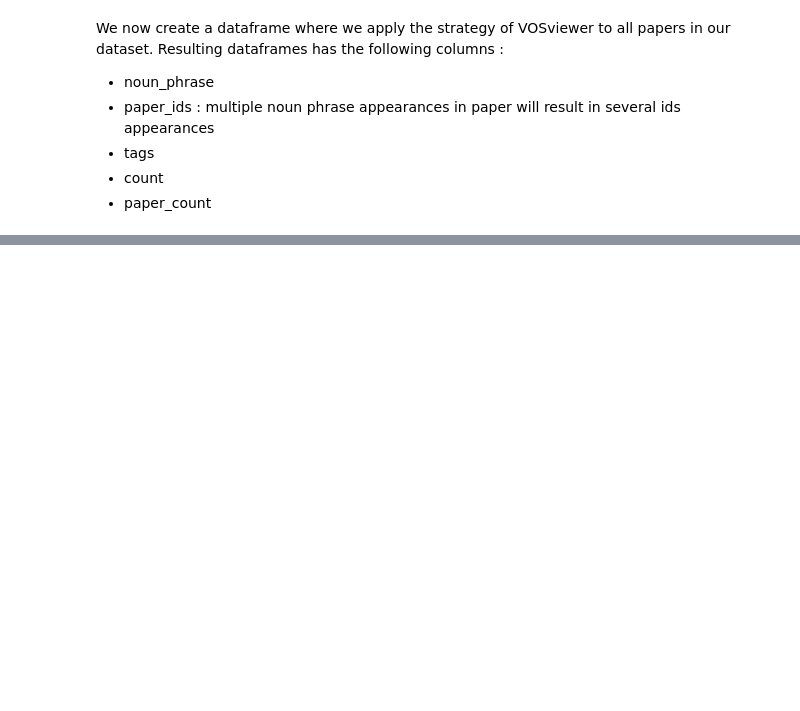
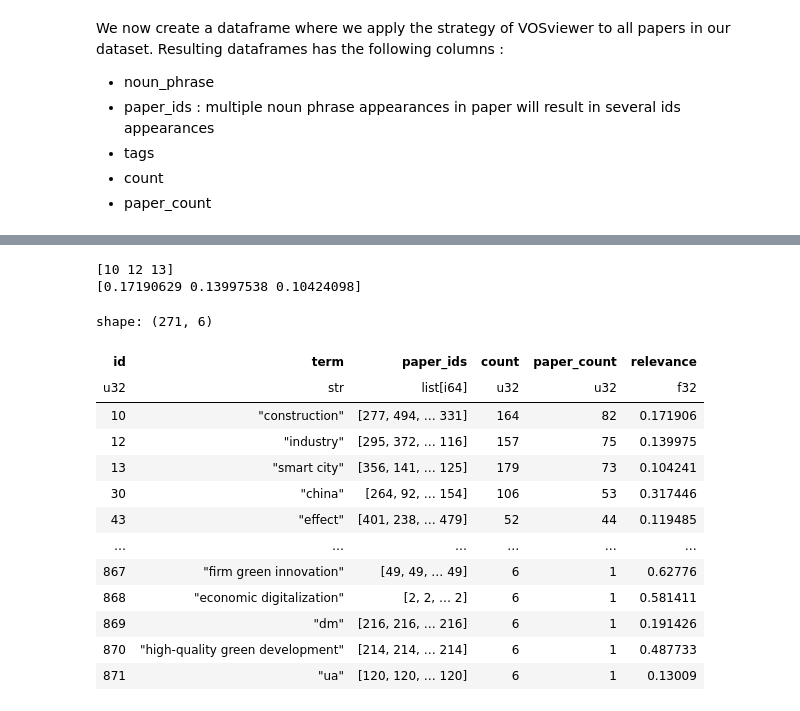
Before and after one commit to ShaitanLyss/pfe-literature-review-2024, a Jupyter notebook: text_mining.ipynb, the cells around one changed output, grey strips where cells are left out. Cells and saved outputs as stored; diff of their text form; code cells hidden in the pictures; blank space fills up the shorter version.

```diff
--- a/text_mining.ipynb
+++ b/text_mining.ipynb
@@ -457,0 +534,4 @@ TypeError: save_device_memory_profile() missing 1 required positional argument:
+# %%
+overall_distrib = overall_cooc / overall_cooc.sum(axis=1)[:, jnp.newaxis]
+print("sanity check :", overall_distrib[0].sum())
+overall_distrib
@@ -457,0 +555,3 @@ TypeError: save_device_memory_profile() missing 1 required positional argument:
+# %%
+dist = jax.scipy.special.kl_div(scnd_order_distrib, overall_distrib)
+dist
@@ -457,0 +572,3 @@ TypeError: save_device_memory_profile() missing 1 required positional argument:
+# %%
+relevance = dist.sum(axis=1)
+relevance
@@ -457,0 +593,48 @@ TypeError: save_device_memory_profile() missing 1 required positional argument:
+# %%
+relevance_threshold = 0.1
+# relevance_mask = jnp.count_nonzero(relevance > relevance_threshold)
+# relevance_mask[0]
+# relevant_kw = (relevance > relevance_threshold).nonzero()[0]
+filtered_relevance = (relevance > relevance_threshold) * relevance
+relevant_kw = jnp.where(filtered_relevance != 0)[0]
+kw_relevance = filtered_relevance[relevant_indices]
+print(relevant_indices[:3])
+print(kw_relevance[:3])
+# %% [output]
+[10 12 13]
+[0.17190629 0.13997538 0.10424098]
+# %%
+def search(col: str, q: str) -> pl.Expr:
+    return pl.col(col).str.starts_with(q)
+df_relevant_terms = (
+    pl.DataFrame([
+        pl.Series("id", np.array(relevant_kw), dtype=pl.UInt32),
+        pl.Series("relevance", np.array(kw_relevance))
+    ]).lazy()
+    .join(
+        pl.scan_parquet(df("terms_from_subject_abstract_keywords")),
+        on="id"
+    )
+    .select("id", "term", "paper_ids", "count", "paper_count", "relevance")
+    # .sort("relevance",descending=True)
+    # .filter(search("term", "buil"))
+).collect()
+
+df_relevant_terms.write_parquet(df("relevant_terms"))
+
+df_relevant_terms
+# %% [output]
+shape: (271, 6)
+| id | term | paper_ids | count | paper_count | relevance |
+| u32 | str | list[i64] | u32 | u32 | f32 |
+| 10 | "construction" | [277, 494, … 331] | 164 | 82 | 0.171906 |
+| 12 | "industry" | [295, 372, … 116] | 157 | 75 | 0.139975 |
+| 13 | "smart city" | [356, 141, … 125] | 179 | 73 | 0.104241 |
+| 30 | "china" | [264, 92, … 154] | 106 | 53 | 0.317446 |
+| 43 | "effect" | [401, 238, … 479] | 52 | 44 | 0.119485 |
+| … | … | … | … | … | … |
+| 867 | "firm green innovation" | [49, 49, … 49] | 6 | 1 | 0.62776 |
+| 868 | "economic digitalization" | [2, 2, … 2] | 6 | 1 | 0.581411 |
+| 869 | "dm" | [216, 216, … 216] | 6 | 1 | 0.191426 |
+| 870 | "high-quality green development" | [214, 214, … 214] | 6 | 1 | 0.487733 |
+| 871 | "ua" | [120, 120, … 120] | 6 | 1 | 0.13009 |
```
Also changed, not shown: parts of 23 cells of this notebook, 5 other files.
